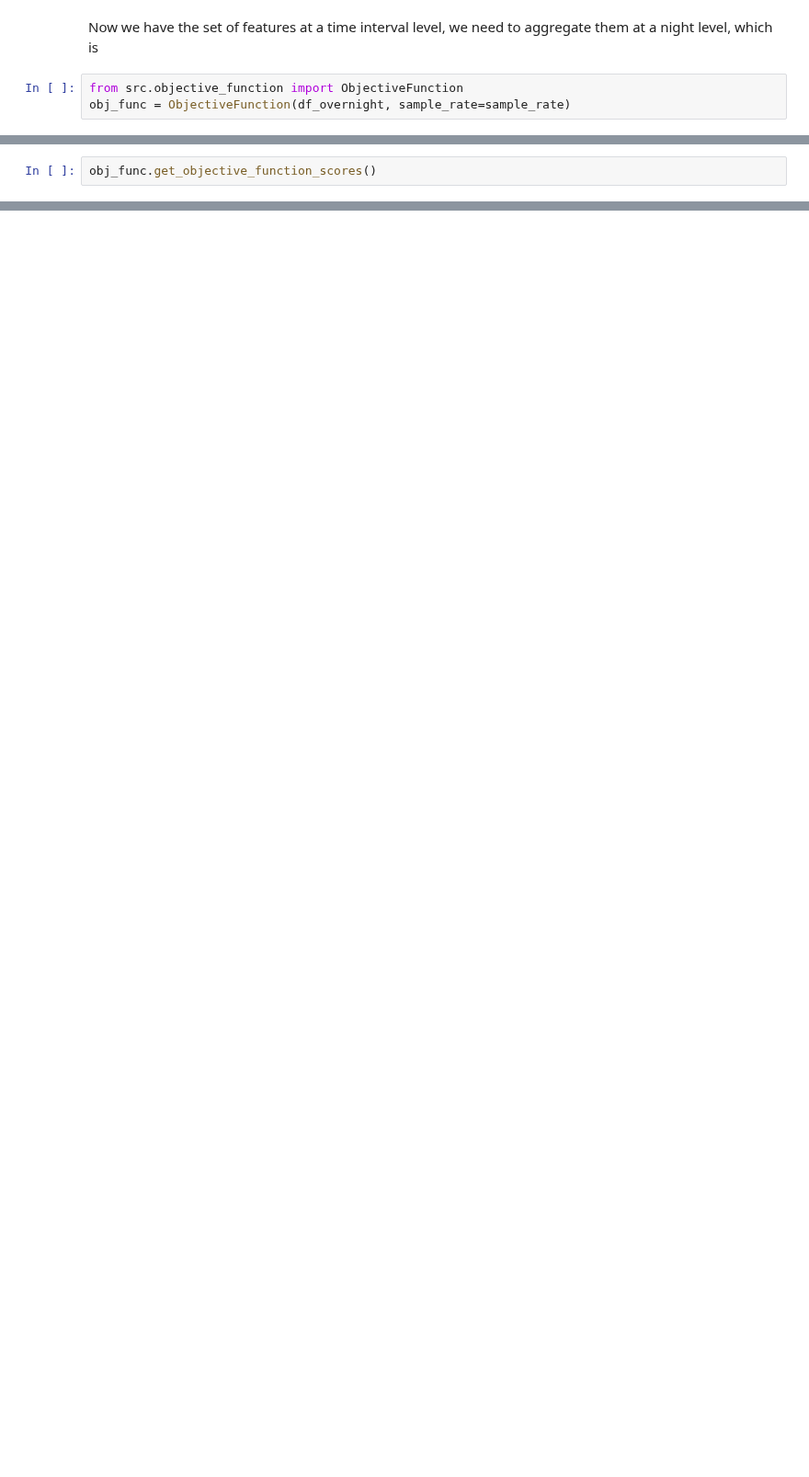
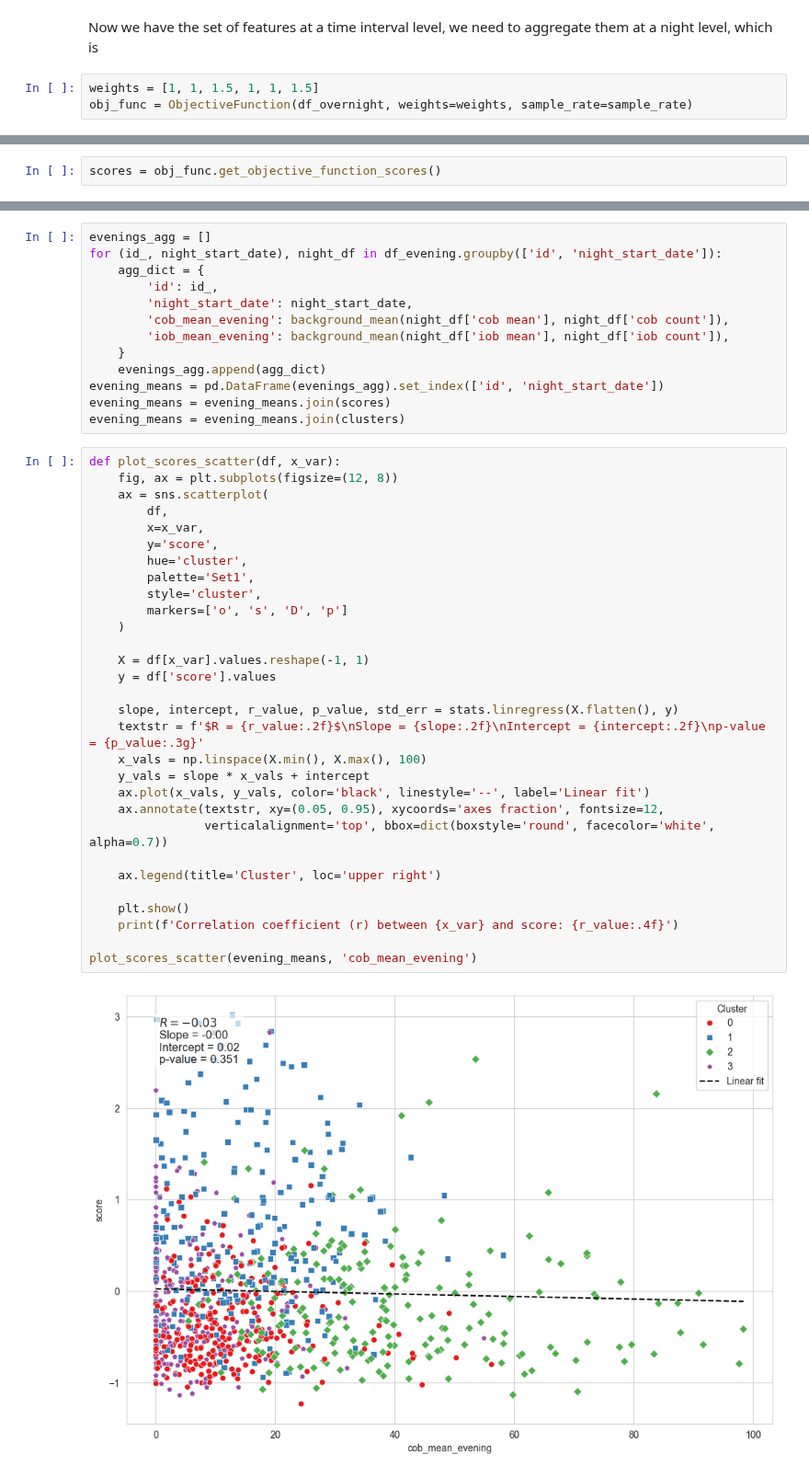
Before and after one commit to rdbrist/masters_project, a Jupyter notebook: notebooks/2.06-rd-defining-an-objective-function.ipynb, the cells around one changed output, grey strips where cells are left out. Shown at 92% size. Drawn from its saved outputs; the diff is of its cells as text; blank space fills up the shorter version.

Commit message:
Objective function nights analysis

```diff
--- a/notebooks/2.06-rd-defining-an-objective-function.ipynb
+++ b/notebooks/2.06-rd-defining-an-objective-function.ipynb
@@ -140,5 +137,5 @@ Index(['iob mean', 'cob mean', 'bg mean', 'bg min', 'iob max', 'cob max',
 # %% [markdown]
 Now we have the set of features at a time interval level, we need to aggregate them at a night level, which is
 # %%
-from src.objective_function import ObjectiveFunction
-obj_func = ObjectiveFunction(df_overnight, sample_rate=sample_rate)
+weights = [1, 1, 1.5, 1, 1, 1.5]
+obj_func = ObjectiveFunction(df_overnight, weights=weights, sample_rate=sample_rate)
@@ -165,2 +151,2 @@ array([[ 0.21609028,  0.11886728,  0.23464814, ..., -0.36806778,
 # %%
-obj_func.get_objective_function_scores()
+scores = obj_func.get_objective_function_scores()
@@ -181,0 +161,45 @@ obj_func.get_objective_function_scores()
+# %%
+evenings_agg = []
+for (id_, night_start_date), night_df in df_evening.groupby(['id', 'night_start_date']):
+    agg_dict = {
+        'id': id_,
+        'night_start_date': night_start_date,
+        'cob_mean_evening': background_mean(night_df['cob mean'], night_df['cob count']),
+        'iob_mean_evening': background_mean(night_df['iob mean'], night_df['iob count']),
+    }
+    evenings_agg.append(agg_dict)
+evening_means = pd.DataFrame(evenings_agg).set_index(['id', 'night_start_date'])
+evening_means = evening_means.join(scores)
+evening_means = evening_means.join(clusters)
+# %%
+def plot_scores_scatter(df, x_var):
+    fig, ax = plt.subplots(figsize=(12, 8))
+    ax = sns.scatterplot(
+        df,
+        x=x_var,
+        y='score',
+        hue='cluster',
+        palette='Set1',
+        style='cluster',
+        markers=['o', 's', 'D', 'p']
+    )
+
+    X = df[x_var].values.reshape(-1, 1)
+    y = df['score'].values
+
+    slope, intercept, r_value, p_value, std_err = stats.linregress(X.flatten(), y)
+    textstr = f'$R = {r_value:.2f}$\nSlope = {slope:.2f}\nIntercept = {intercept:.2f}\np-value = {p_value:.3g}'
+    x_vals = np.linspace(X.min(), X.max(), 100)
+    y_vals = slope * x_vals + intercept
+    ax.plot(x_vals, y_vals, color='black', linestyle='--', label='Linear fit')
+    ax.annotate(textstr, xy=(0.05, 0.95), xycoords='axes fraction', fontsize=12,
+                verticalalignment='top', bbox=dict(boxstyle='round', facecolor='white', alpha=0.7))
+
+    ax.legend(title='Cluster', loc='upper right')
+
+    plt.show()
+    print(f'Correlation coefficient (r) between {x_var} and score: {r_value:.4f}')
+
+plot_scores_scatter(evening_means, 'cob_mean_evening')
+# %% [output]
+[figure, added]
```
Also changed, not shown: parts of 37 cells of this notebook, 4 other files.
